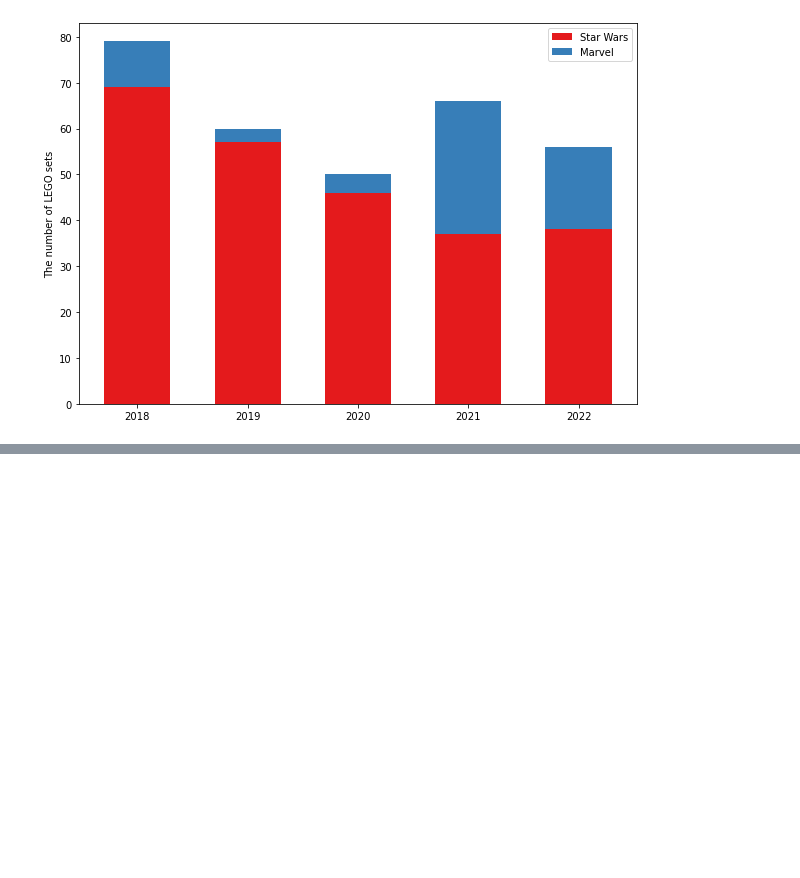
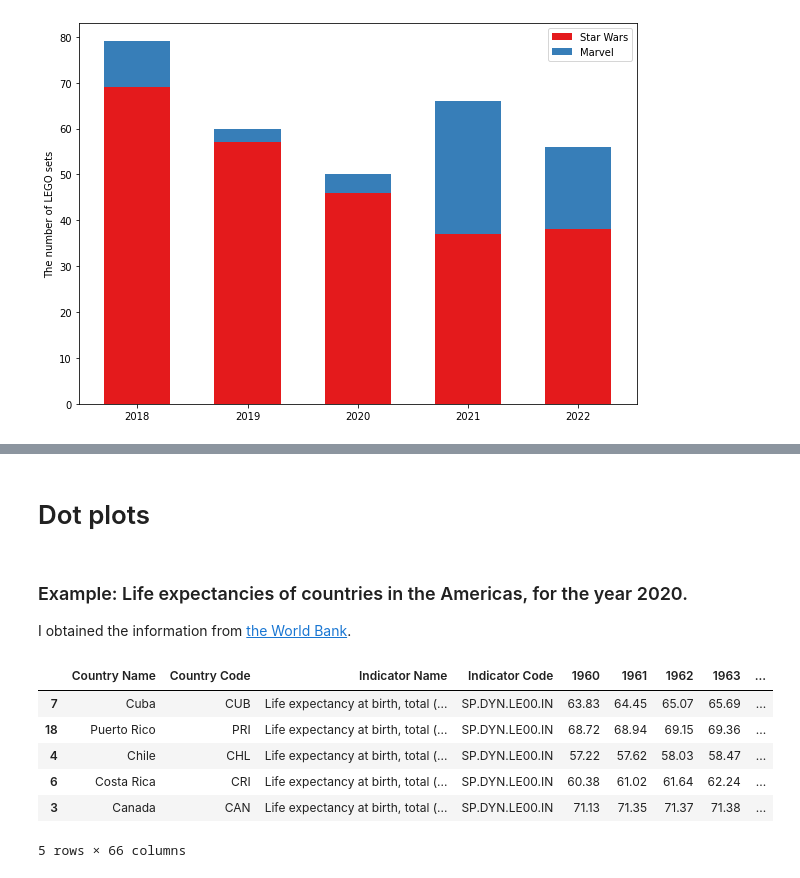
Before and after one commit to 3eltran23/InfoViz, a Jupyter notebook: Week2_INFO143.ipynb, the cells around one changed output, grey strips where cells are left out. Cells and saved outputs as stored; diff of their text form; code cells hidden in the pictures; blank space fills up the shorter version.

```diff
--- a/Week2_INFO143.ipynb
+++ b/Week2_INFO143.ipynb
@@ -683,0 +686,21 @@ plt.show()
+# %% [markdown]
+# Dot plots
+# %% [markdown]
+### Example: Life expectancies of countries in the Americas, for the year 2020.
+
+I obtained the information from [the World Bank](https://data.worldbank.org/indicator/SP.DYN.LE00.IN?end=2020&start=1960).
+# %%
+url_le = 'https://raw.githubusercontent.com/3eltran23/InfoViz/master/LifeExpectancyTheAmericas.csv'
+
+
+df_le = pd.read_csv(url_le)
+df_le = df_le.sort_values(by='2020') #sort by life expectancy
+df_le.tail(5)
+# %% [output]
+|  | Country Name | Country Code | Indicator Name | Indicator Code | 1960 | 1961 | 1962 | 1963 | ... |
+| 7 | Cuba | CUB | Life expectancy at birth, total (... | SP.DYN.LE00.IN | 63.83 | 64.45 | 65.07 | 65.69 | ... |
+| 18 | Puerto Rico | PRI | Life expectancy at birth, total (... | SP.DYN.LE00.IN | 68.72 | 68.94 | 69.15 | 69.36 | ... |
+| 4 | Chile | CHL | Life expectancy at birth, total (... | SP.DYN.LE00.IN | 57.22 | 57.62 | 58.03 | 58.47 | ... |
+| 6 | Costa Rica | CRI | Life expectancy at birth, total (... | SP.DYN.LE00.IN | 60.38 | 61.02 | 61.64 | 62.24 | ... |
+| 3 | Canada | CAN | Life expectancy at birth, total (... | SP.DYN.LE00.IN | 71.13 | 71.35 | 71.37 | 71.38 | ... |
+5 rows × 66 columns
```
Also changed, not shown: parts of 6 cells of this notebook.
